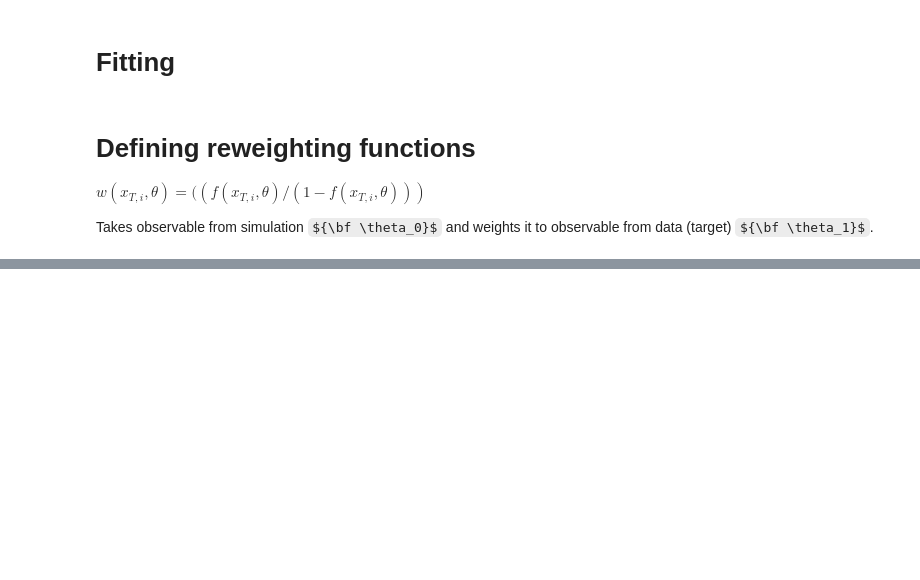
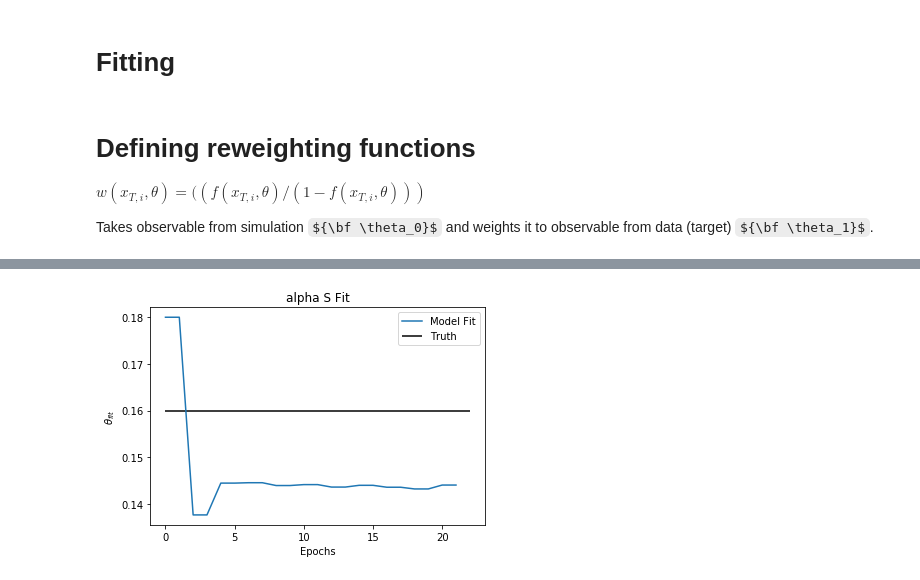
Before and after one commit to hep-lbdl/SRGN, a Jupyter notebook: AltFit_alphaS/DCTR_1D_alphaS (ALT FIT)- Using Keras 2.2.4.ipynb, the cells around one changed output, grey strips where cells are left out. Drawn from its saved outputs; the diff is of its cells as text; code cells hidden in the pictures; some formulas as TeX source; blank space fills up the shorter version.

```diff
--- a/AltFit_alphaS/DCTR_1D_alphaS (ALT FIT)- Using Keras 2.2.4.ipynb
+++ b/AltFit_alphaS/DCTR_1D_alphaS (ALT FIT)- Using Keras 2.2.4.ipynb
@@ -254,0 +249,8 @@ with tf.Session() as sess:
+# %%
+print_weights = LambdaCallback(on_epoch_end=lambda batch, logs: print(". theta fit = ",model_fit.layers[-1].get_weights()[-1]))
+theta_fit_init = 0.18
+fit_vals = [theta_fit_init]
+append_fit_value = LambdaCallback(on_epoch_end=lambda batch, logs:
+                                               fit_vals.append(model_fit.layers[-1].get_weights()[0]))
+
+callbacks = [print_weights, append_fit_value]
@@ -254,0 +364,14 @@ with tf.Session() as sess:
+# %%
+
+plt.plot(fit_vals, label='Model Fit')
+plt.hlines(0.16, 0, len(fit_vals), label = 'Truth')
+plt.xlabel("Epochs")
+plt.ylabel(r'$\theta_{fit}$')
+plt.legend()
+#plt.title("N = {:.0e}, batch_size = {:.0f}, Epochs = {:.0f}".format(N, batch_size, epochs*2))
+#plt.savefig(":N = {:.0e}, batch_size = {:.0f}, Epochs = {:.0f}".format(N, batch_size, epochs))
+plt.title("alpha S Fit")
+plt.savefig("alphaSFit.png")
+plt.show()
+# %% [output]
+[figure, added]
```
Also changed, not shown: parts of 11 cells of this notebook.
